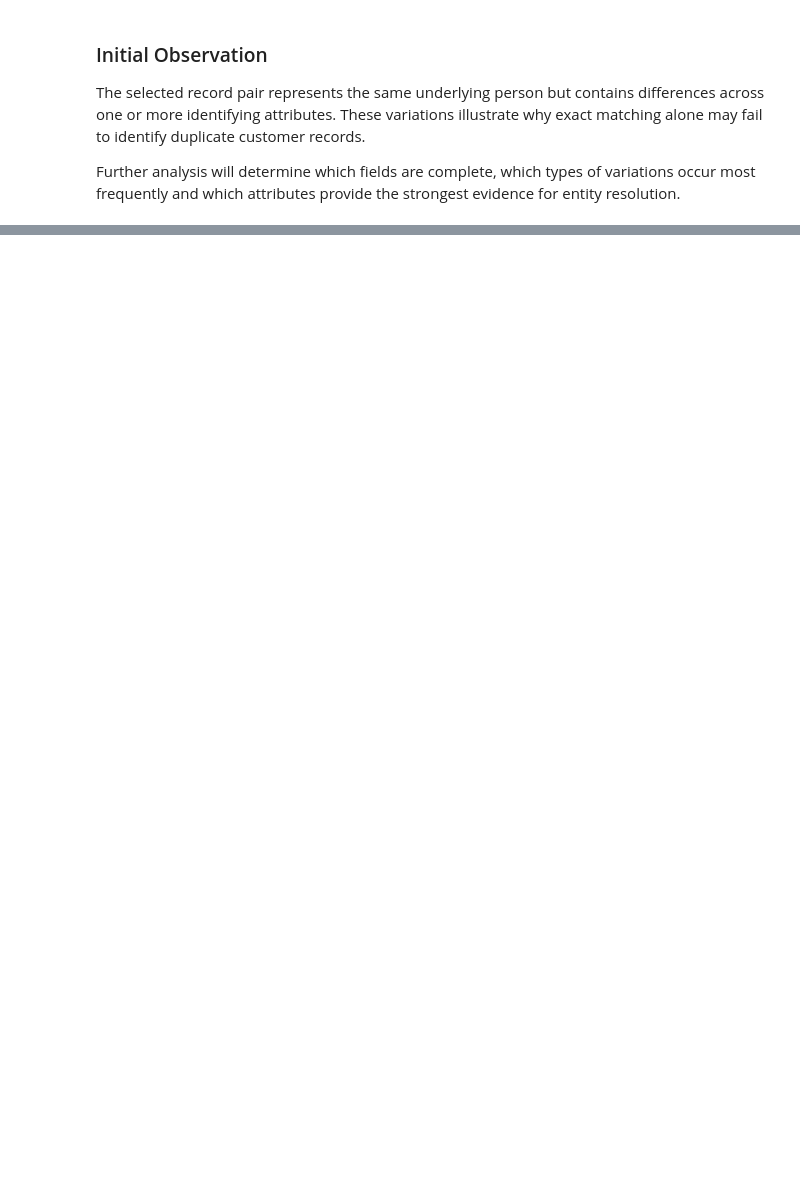
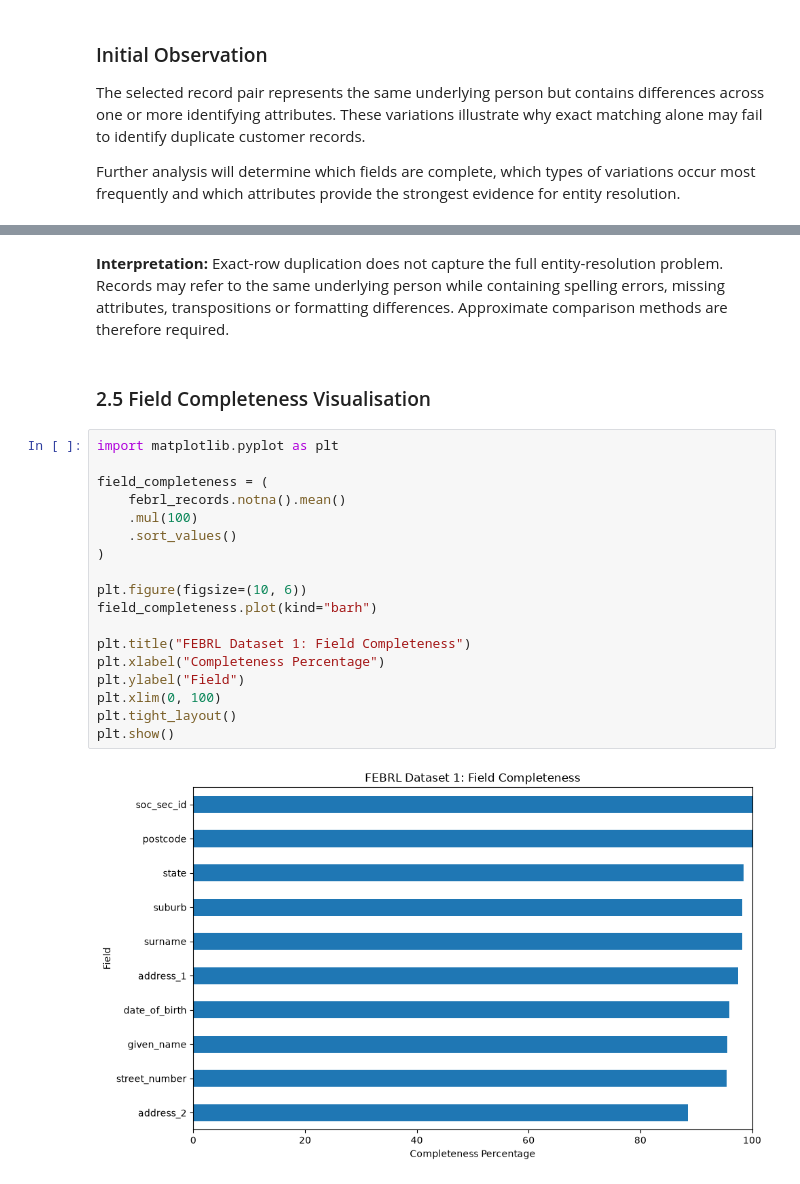
Before and after one commit to WaleBalogunK/Repository-name-entity-resolution-golden-record-lab, a Jupyter notebook: notebooks/01_data_acquisition_and_initial_audit.ipynb, the cells around one changed output, grey strips where cells are left out. Drawn from its saved outputs; the diff is of its cells as text; blank space fills up the shorter version.

```diff
--- a/notebooks/01_data_acquisition_and_initial_audit.ipynb
+++ b/notebooks/01_data_acquisition_and_initial_audit.ipynb
@@ -171,0 +314,24 @@ Further analysis will determine which fields are complete, which types of variat
+# %% [markdown]
+**Interpretation:** Exact-row duplication does not capture the full entity-resolution problem. Records may refer to the same underlying person while containing spelling errors, missing attributes, transpositions or formatting differences. Approximate comparison methods are therefore required.
+# %% [markdown]
+### 2.5 Field Completeness Visualisation
+# %%
+import matplotlib.pyplot as plt
+
+field_completeness = (
+    febrl_records.notna().mean()
+    .mul(100)
+    .sort_values()
+)
+
+plt.figure(figsize=(10, 6))
+field_completeness.plot(kind="barh")
+
+plt.title("FEBRL Dataset 1: Field Completeness")
+plt.xlabel("Completeness Percentage")
+plt.ylabel("Field")
+plt.xlim(0, 100)
+plt.tight_layout()
+plt.show()
+# %% [output]
+[figure, added]
```
Also changed, not shown: parts of 12 cells of this notebook.
